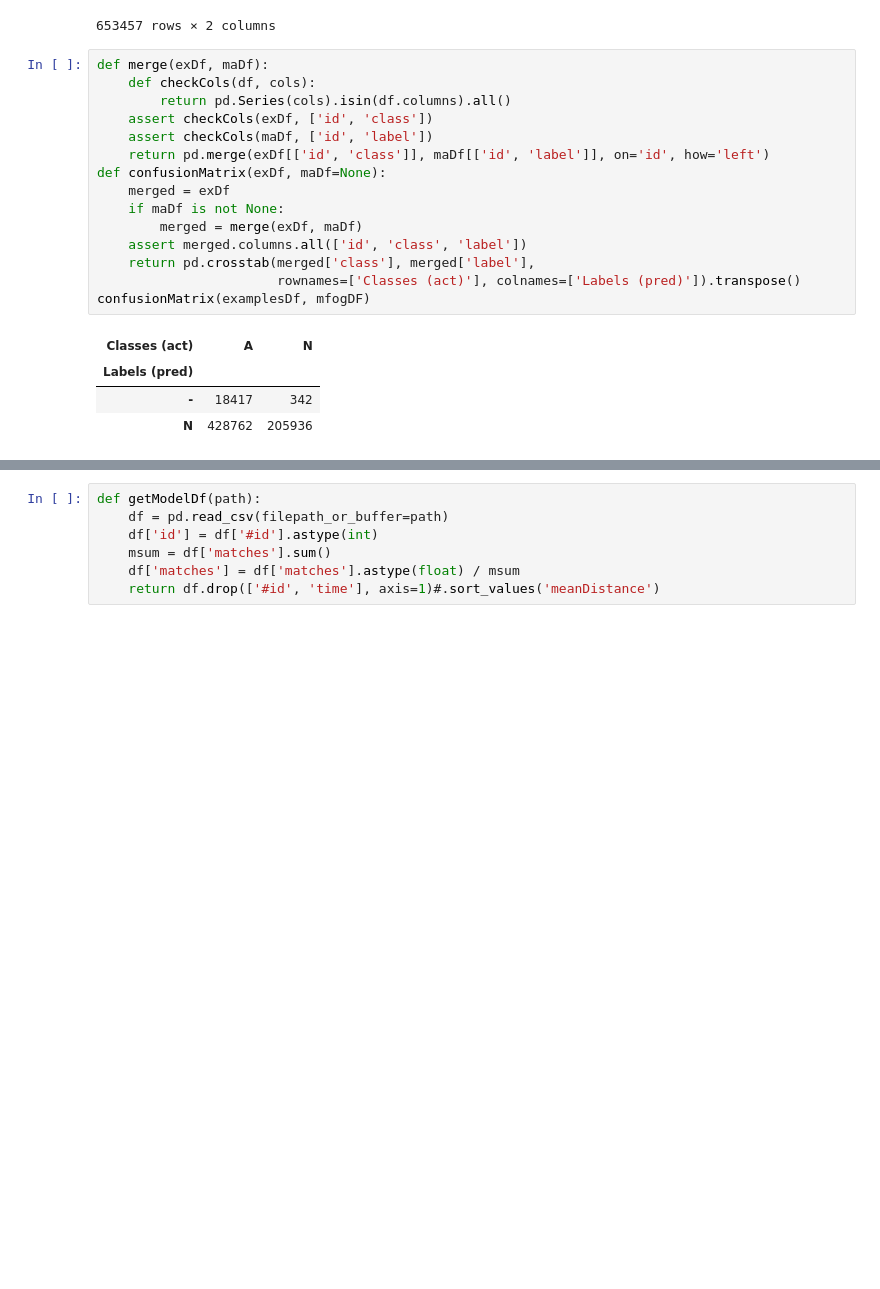
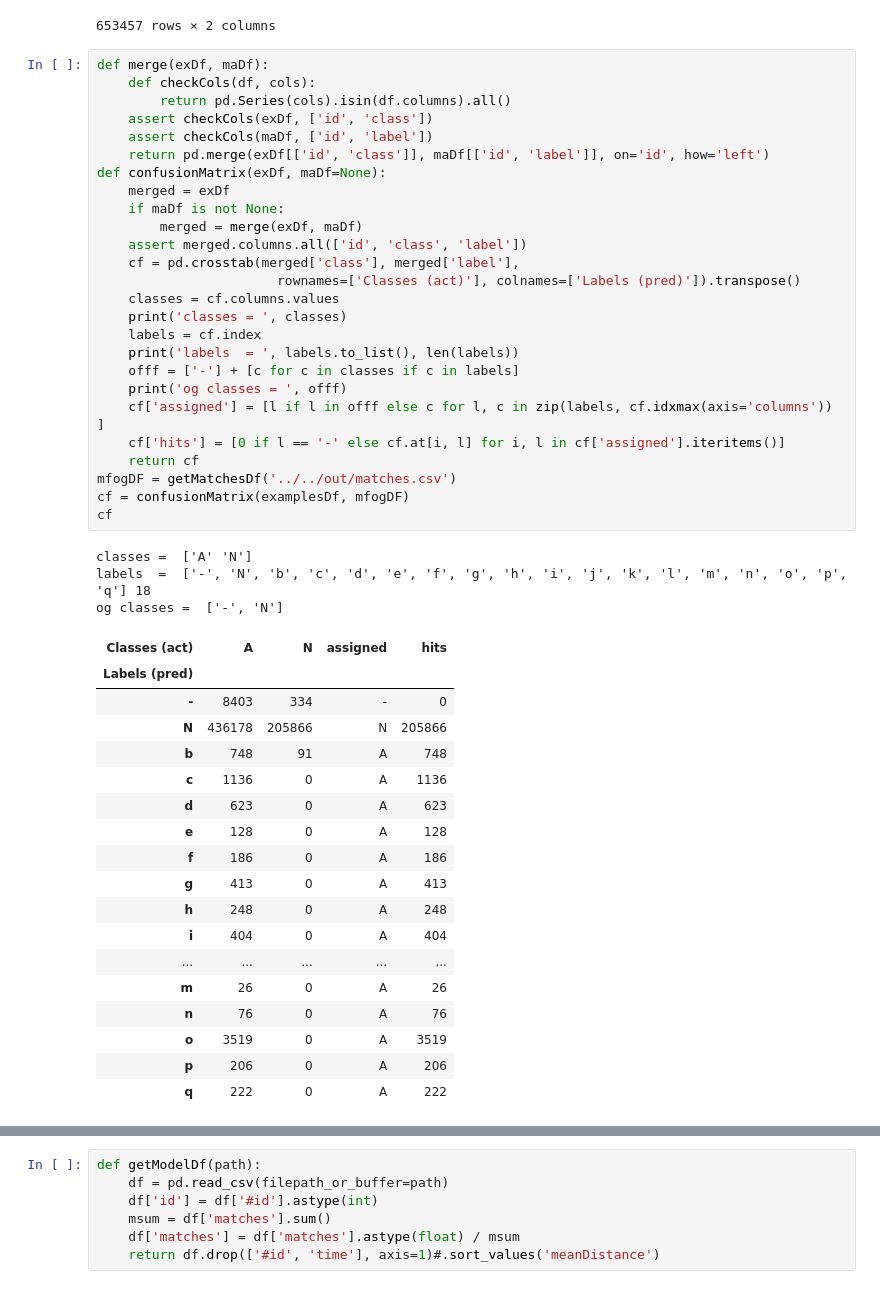
Before and after one commit to luis-puhl/minas-flink, a Jupyter notebook: mfog-mpi/src/minas/evaluate.ipynb, the cells around one changed output, grey strips where cells are left out. Drawn from its saved outputs; the diff is of its cells as text; blank space fills up the shorter version.

```diff
--- a/mfog-mpi/src/minas/evaluate.ipynb
+++ b/mfog-mpi/src/minas/evaluate.ipynb
@@ -58,20 +89,48 @@ ogdf
 # %%
 def merge(exDf, maDf):
     def checkCols(df, cols):
         return pd.Series(cols).isin(df.columns).all()
     assert checkCols(exDf, ['id', 'class'])
     assert checkCols(maDf, ['id', 'label'])
     return pd.merge(exDf[['id', 'class']], maDf[['id', 'label']], on='id', how='left')
 def confusionMatrix(exDf, maDf=None):
     merged = exDf
     if maDf is not None:
         merged = merge(exDf, maDf)
     assert merged.columns.all(['id', 'class', 'label'])
-    return pd.crosstab(merged['class'], merged['label'],
+    cf = pd.crosstab(merged['class'], merged['label'],
                        rownames=['Classes (act)'], colnames=['Labels (pred)']).transpose()
-confusionMatrix(examplesDf, mfogDF)
+    classes = cf.columns.values
+    print('classes = ', classes)
+    labels = cf.index
+    print('labels  = ', labels.to_list(), len(labels))
+    offf = ['-'] + [c for c in classes if c in labels]
+    print('og classes = ', offf)
+    cf['assigned'] = [l if l in offf else c for l, c in zip(labels, cf.idxmax(axis='columns')) ]
+    cf['hits'] = [0 if l == '-' else cf.at[i, l] for i, l in cf['assigned'].iteritems()]
+    return cf
+mfogDF = getMatchesDf('../../out/matches.csv')
+cf = confusionMatrix(examplesDf, mfogDF)
+cf
 # %% [output]
+classes =  ['A' 'N']
+labels  =  ['-', 'N', 'b', 'c', 'd', 'e', 'f', 'g', 'h', 'i', 'j', 'k', 'l', 'm', 'n', 'o', 'p', 'q'] 18
+og classes =  ['-', 'N']
-| Classes (act) | A | N |
-| Labels (pred) |  |  |
-| - | 18417 | 342 |
-| N | 428762 | 205936 |
+| Classes (act) | A | N | assigned | hits |
+| Labels (pred) |  |  |  |  |
+| - | 8403 | 334 | - | 0 |
+| N | 436178 | 205866 | N | 205866 |
+| b | 748 | 91 | A | 748 |
+| c | 1136 | 0 | A | 1136 |
+| d | 623 | 0 | A | 623 |
+| e | 128 | 0 | A | 128 |
+| f | 186 | 0 | A | 186 |
+| g | 413 | 0 | A | 413 |
+| h | 248 | 0 | A | 248 |
+| i | 404 | 0 | A | 404 |
+| ... | ... | ... | ... | ... |
+| m | 26 | 0 | A | 26 |
+| n | 76 | 0 | A | 76 |
+| o | 3519 | 0 | A | 3519 |
+| p | 206 | 0 | A | 206 |
+| q | 222 | 0 | A | 222 |
```
Also changed, not shown: parts of 12 cells of this notebook, 7 other files.
